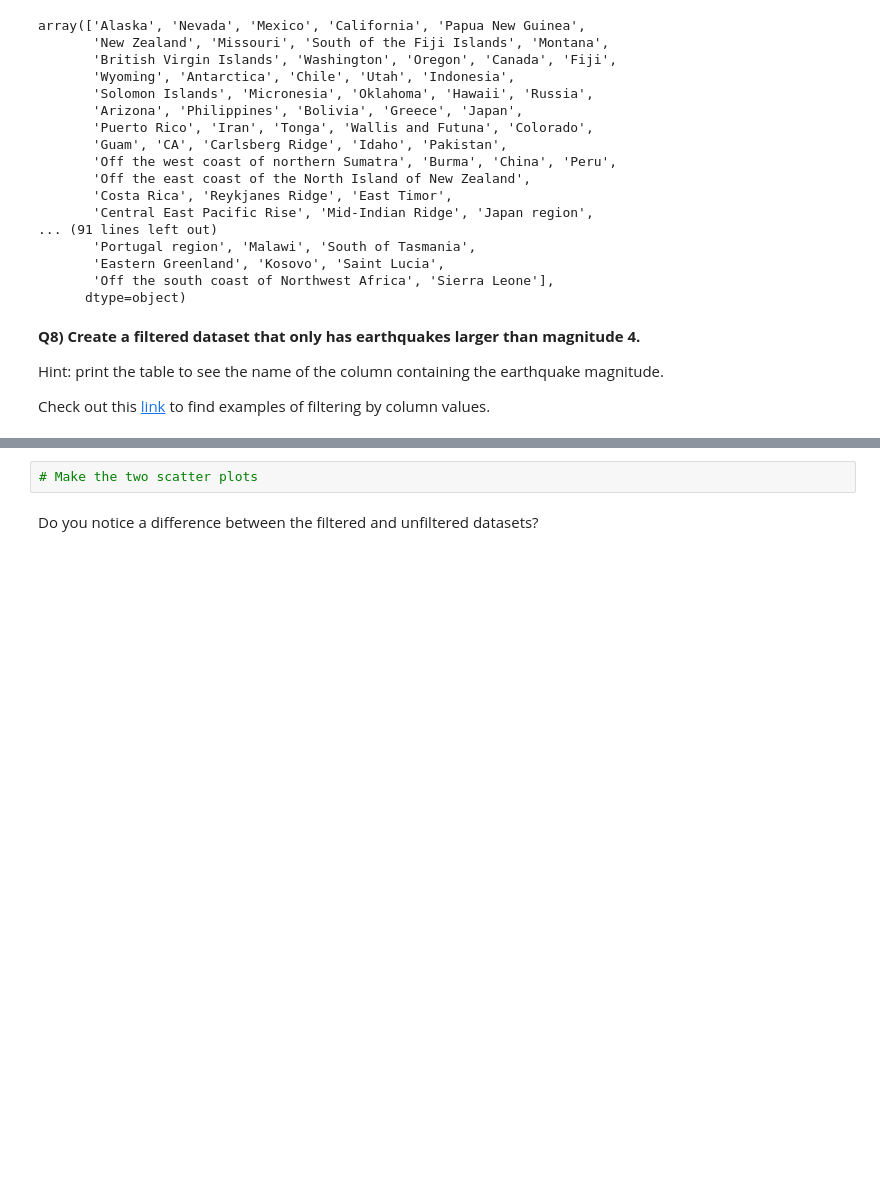
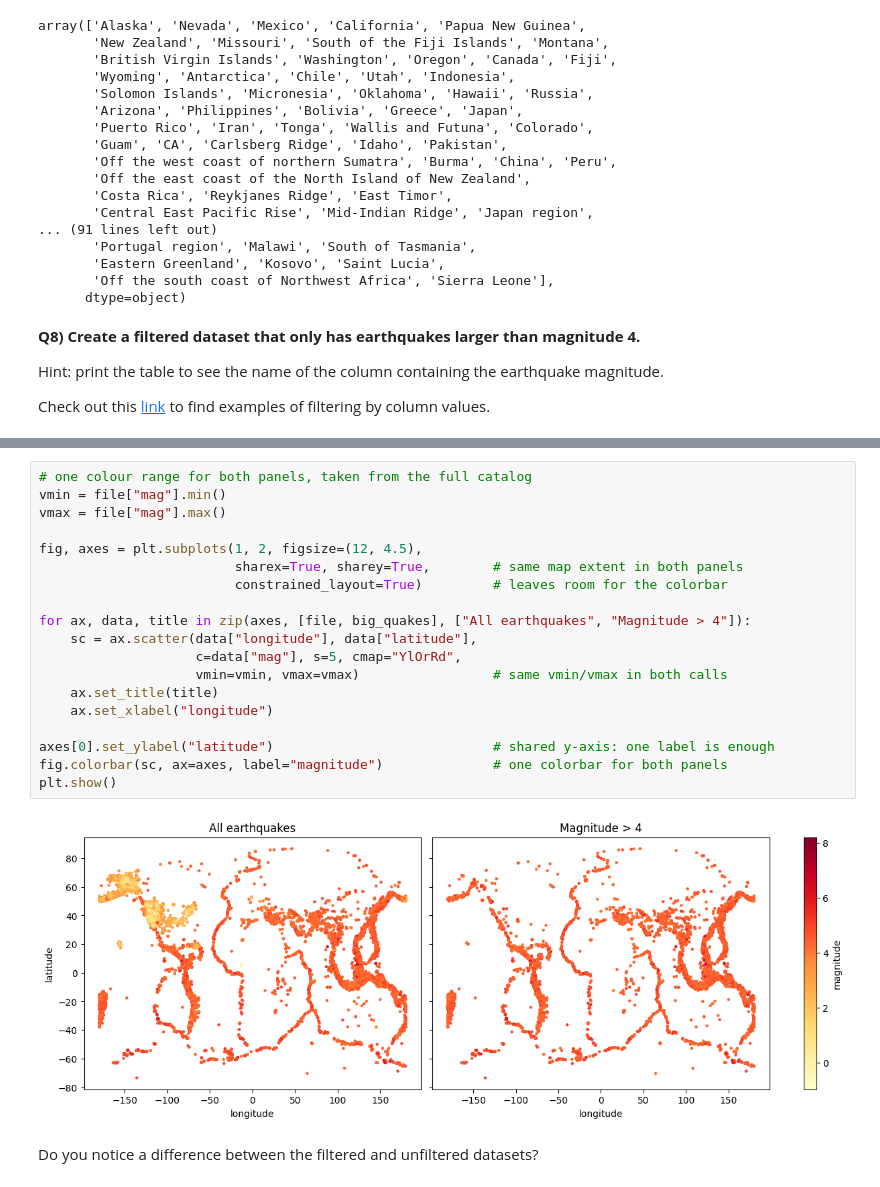
Before and after one commit to kara04y/2026_Intro_Python, a Jupyter notebook: live/part-I/1.5-pandas-environmental-exercises.ipynb, the cells around one changed output, grey strips where cells are left out. Drawn from its saved outputs; the diff is of its cells as text; blank space fills up the shorter version.

```diff
--- a/live/part-I/1.5-pandas-environmental-exercises.ipynb
+++ b/live/part-I/1.5-pandas-environmental-exercises.ipynb
@@ -304,7 +391,26 @@ colour stands for the same magnitude in both panels.
 <img src="https://raw.githubusercontent.com/gse-unil/2026_MLEES_book/main/part-I/_static/1.5-target-quake-scatter.png" alt="Two scatter plots of earthquake longitude against latitude coloured by magnitude, one filtered to magnitude above 4 and one unfiltered" width="100%">
 
 <em>Every event in the catalog placed by longitude and latitude, filtered and unfiltered.</em>
-# %%
-# Make the two scatter plots
+# %%
+# one colour range for both panels, taken from the full catalog
+vmin = file["mag"].min()
+vmax = file["mag"].max()
+
+fig, axes = plt.subplots(1, 2, figsize=(12, 4.5),
+                         sharex=True, sharey=True,        # same map extent in both panels
+                         constrained_layout=True)         # leaves room for the colorbar
+
+for ax, data, title in zip(axes, [file, big_quakes], ["All earthquakes", "Magnitude > 4"]):
+    sc = ax.scatter(data["longitude"], data["latitude"],
+                    c=data["mag"], s=5, cmap="YlOrRd",
+                    vmin=vmin, vmax=vmax)                 # same vmin/vmax in both calls
+    ax.set_title(title)
+    ax.set_xlabel("longitude")
+
+axes[0].set_ylabel("latitude")                            # shared y-axis: one label is enough
+fig.colorbar(sc, ax=axes, label="magnitude")              # one colorbar for both panels
+plt.show()
+# %% [output]
+[figure, added]
 # %% [markdown]
 Do you notice a difference between the filtered and unfiltered datasets?
```
Also changed, not shown: parts of 6 cells of this notebook.
